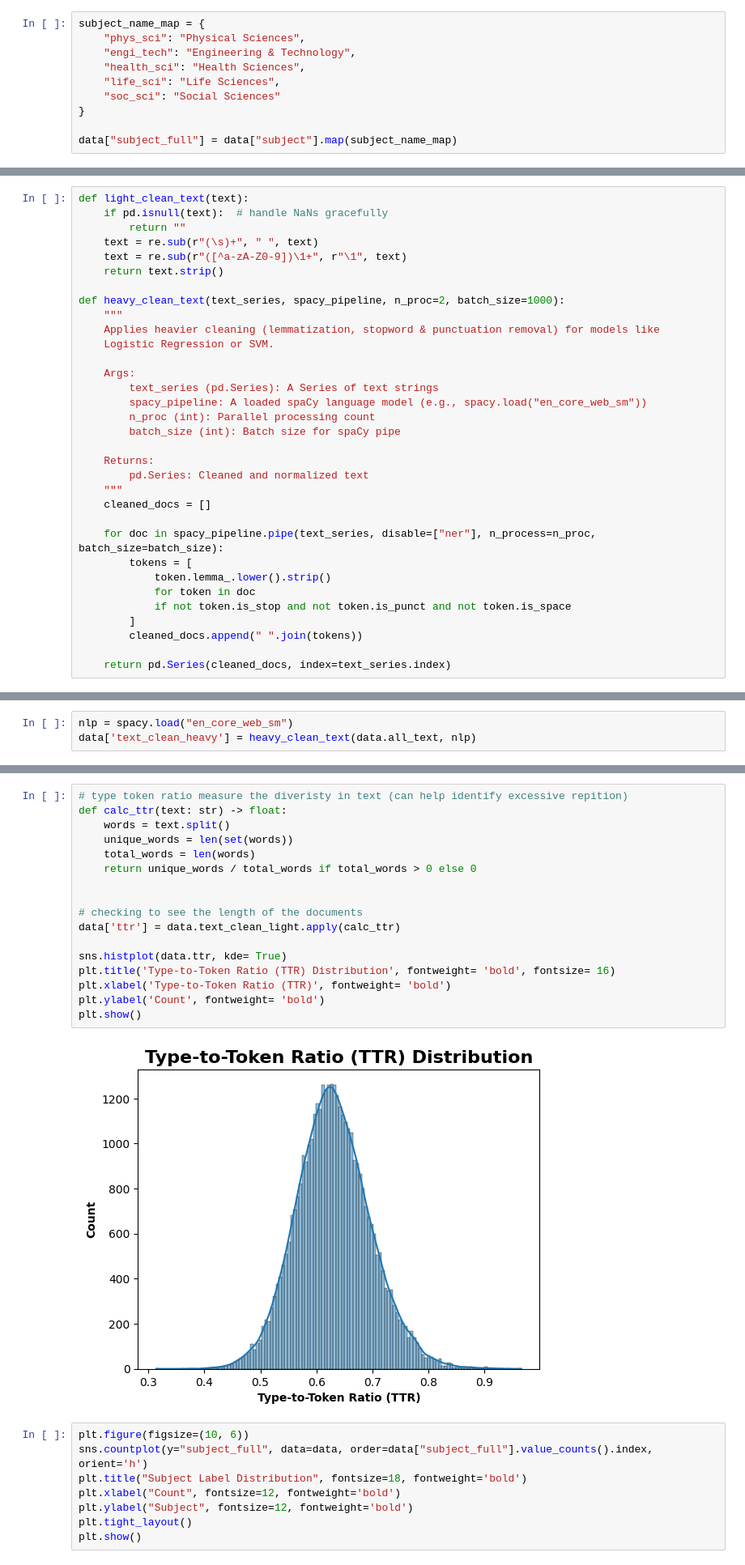
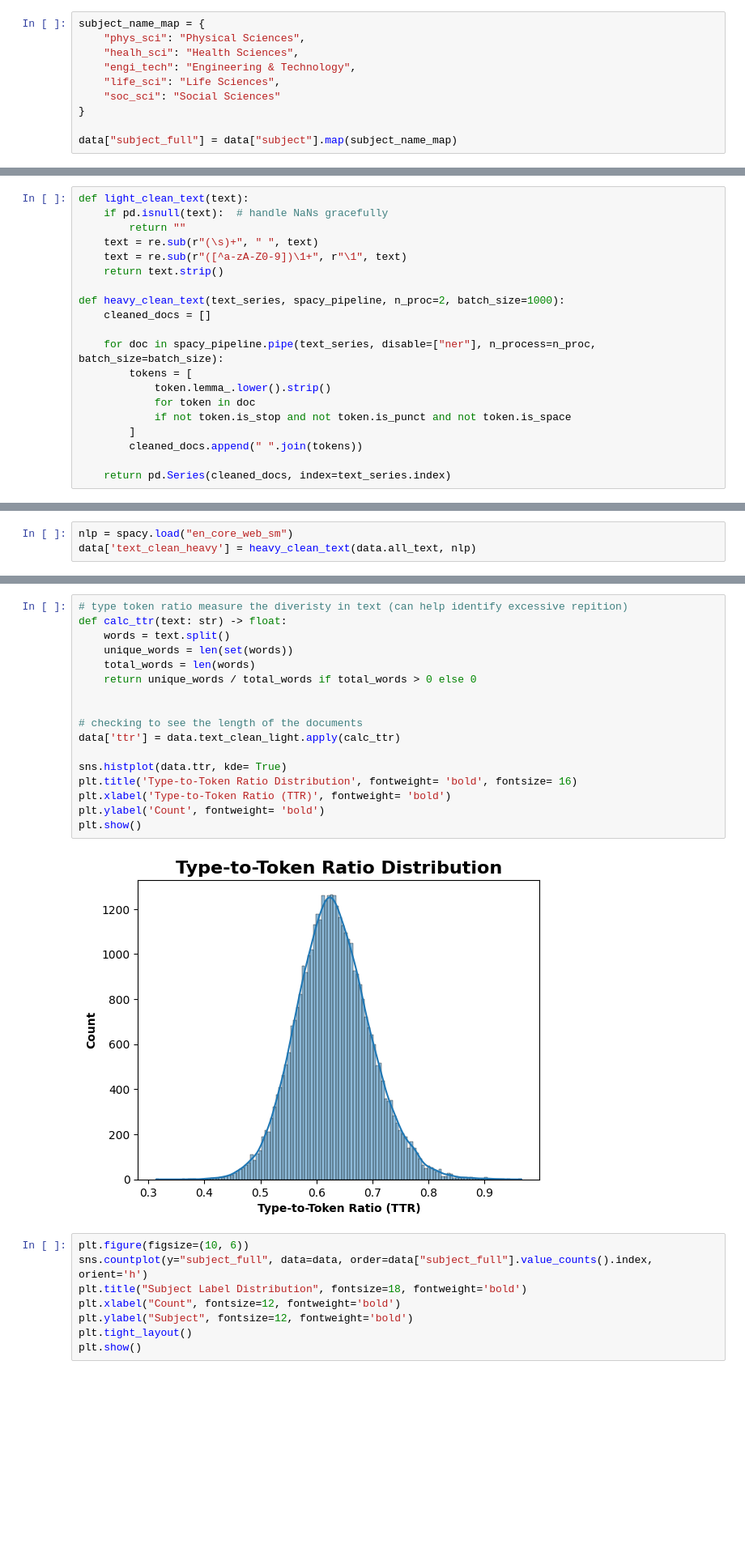
Before and after one commit to cicilymathew/NLP, a Jupyter notebook: Assignments/Assignment #2/assignment_2.ipynb, the cells around one changed output, grey strips where cells are left out. Shown at 81% size. Saved outputs shown, nothing was run; the diff lists cells and outputs as text; blank space fills up the shorter version.

```diff
--- a/Assignments/Assignment #2/assignment_2.ipynb
+++ b/Assignments/Assignment #2/assignment_2.ipynb
@@ -50,8 +56,8 @@ label_map = dict(zip(le.classes_, le.transform(le.classes_)))
 # %%
 subject_name_map = {
     "phys_sci": "Physical Sciences",
+    "healh_sci": "Health Sciences",
     "engi_tech": "Engineering & Technology",
-    "health_sci": "Health Sciences",
     "life_sci": "Life Sciences",
     "soc_sci": "Social Sciences"
 }
@@ -68,19 +74,6 @@ def light_clean_text(text):
     return text.strip()
 
 def heavy_clean_text(text_series, spacy_pipeline, n_proc=2, batch_size=1000):
-    """
-    Applies heavier cleaning (lemmatization, stopword & punctuation removal) for models like
-    Logistic Regression or SVM.
-
-    Args:
-        text_series (pd.Series): A Series of text strings
-        spacy_pipeline: A loaded spaCy language model (e.g., spacy.load("en_core_web_sm"))
-        n_proc (int): Parallel processing count
-        batch_size (int): Batch size for spaCy pipe
-
-    Returns:
-        pd.Series: Cleaned and normalized text
-    """
     cleaned_docs = []
 
     for doc in spacy_pipeline.pipe(text_series, disable=["ner"], n_process=n_proc, batch_size=batch_size):
@@ -113,22 +106,22 @@ plt.show()
 # %%
 # type token ratio measure the diveristy in text (can help identify excessive repition)
 def calc_ttr(text: str) -> float:
     words = text.split()
     unique_words = len(set(words))
     total_words = len(words)
     return unique_words / total_words if total_words > 0 else 0
 
 
 # checking to see the length of the documents
 data['ttr'] = data.text_clean_light.apply(calc_ttr)
 
 sns.histplot(data.ttr, kde= True)
-plt.title('Type-to-Token Ratio (TTR) Distribution', fontweight= 'bold', fontsize= 16)
+plt.title('Type-to-Token Ratio Distribution', fontweight= 'bold', fontsize= 16)
 plt.xlabel('Type-to-Token Ratio (TTR)', fontweight= 'bold')
 plt.ylabel('Count', fontweight= 'bold')
 plt.show()
 # %% [output]
-[figure, old version]
+[figure, new version]
 # %%
 plt.figure(figsize=(10, 6))
 sns.countplot(y="subject_full", data=data, order=data["subject_full"].value_counts().index, orient='h')
```
Also changed, not shown: parts of 21 cells of this notebook.
